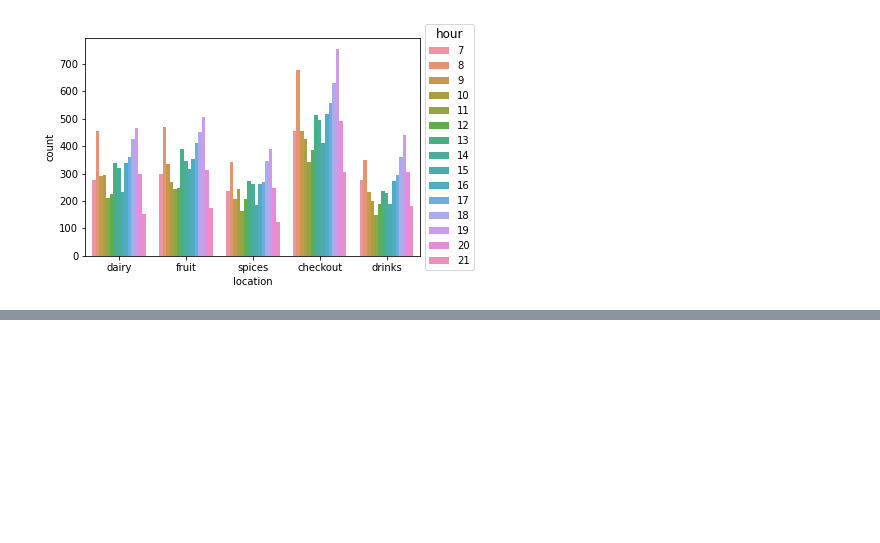
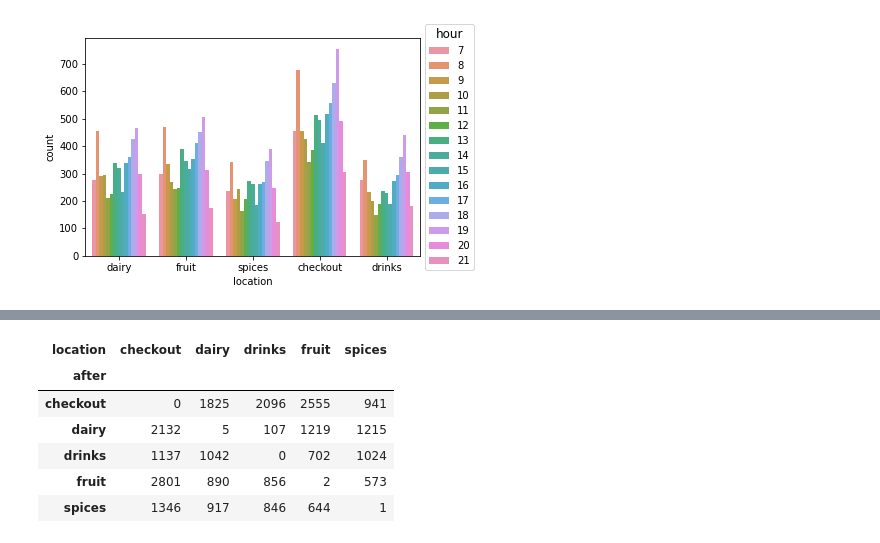
Before and after one commit to RocketRene/LemonAiders, a Jupyter notebook: EDA_creichelt.ipynb, the cells around one changed output, grey strips where cells are left out. Cells and saved outputs as stored; diff of their text form; code cells hidden in the pictures; blank space fills up the shorter version.

Commit message:
adding crosstab

```diff
--- a/EDA_creichelt.ipynb
+++ b/EDA_creichelt.ipynb
@@ -102,0 +167,10 @@ plt.legend(loc='center left',bbox_to_anchor=(1,0.5),title='hour',title_fontsize=
+# %%
+pd.crosstab(df.after, df.location)
+# %% [output]
+| location | checkout | dairy | drinks | fruit | spices |
+| after |  |  |  |  |  |
+| checkout | 0 | 1825 | 2096 | 2555 | 941 |
+| dairy | 2132 | 5 | 107 | 1219 | 1215 |
+| drinks | 1137 | 1042 | 0 | 702 | 1024 |
+| fruit | 2801 | 890 | 856 | 2 | 573 |
+| spices | 1346 | 917 | 846 | 644 | 1 |
```
Also changed, not shown: parts of 20 cells of this notebook.
